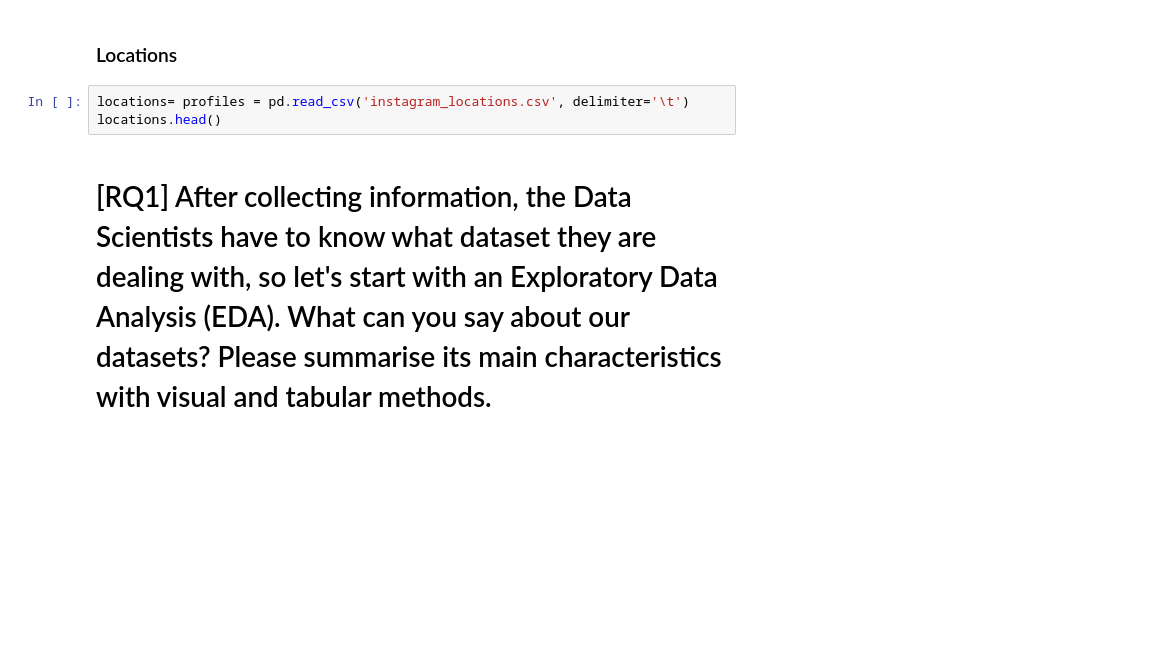
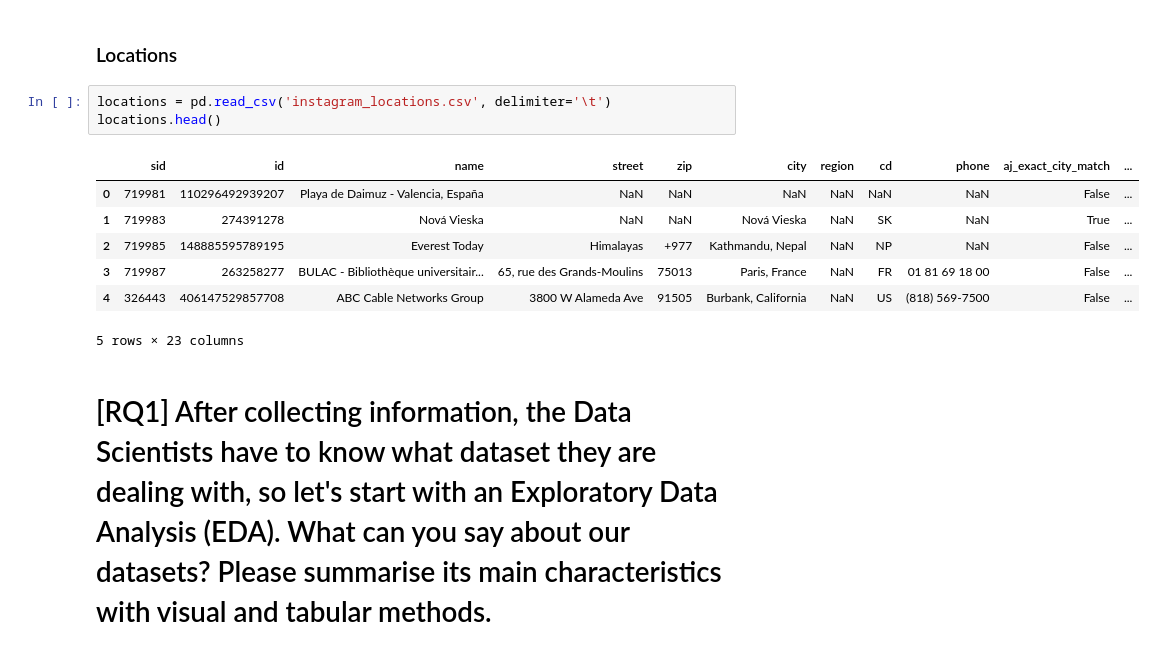
Before and after one commit to MRampo/ADM-HMW2, a Jupyter notebook: 2HW_ADM.ipynb, the cells around one changed output. Drawn from its saved outputs; the diff is of its cells as text; blank space fills up the shorter version.

```diff
--- a/2HW_ADM.ipynb
+++ b/2HW_ADM.ipynb
@@ -32,8 +74,16 @@ profiles.head()
 # %% [markdown]
 ### Locations
 # %%
-locations= profiles = pd.read_csv('instagram_locations.csv', delimiter='\t')
+locations = pd.read_csv('instagram_locations.csv', delimiter='\t')
 locations.head()
+# %% [output]
+|  | sid | id | name | street | zip | city | region | cd | phone | aj_exact_city_match | ... |
+| 0 | 719981 | 110296492939207 | Playa de Daimuz - Valencia, España | NaN | NaN | NaN | NaN | NaN | NaN | False | ... |
+| 1 | 719983 | 274391278 | Nová Vieska | NaN | NaN | Nová Vieska | NaN | SK | NaN | True | ... |
+| 2 | 719985 | 148885595789195 | Everest Today | Himalayas | +977 | Kathmandu, Nepal | NaN | NP | NaN | False | ... |
+| 3 | 719987 | 263258277 | BULAC - Bibliothèque universitair... | 65, rue des Grands-Moulins | 75013 | Paris, France | NaN | FR | 01 81 69 18 00 | False | ... |
+| 4 | 326443 | 406147529857708 | ABC Cable Networks Group | 3800 W Alameda Ave | 91505 | Burbank, California | NaN | US | (818) 569-7500 | False | ... |
+5 rows × 23 columns
 # %% [markdown]
 # [RQ1] After collecting information, the Data Scientists have to know what dataset they are dealing with, so let's start with an Exploratory Data Analysis (EDA). What can you say about our datasets? Please summarise its main characteristics with visual and tabular methods.
 # %% [markdown]
```
Also changed, not shown: parts of 14 cells of this notebook.
